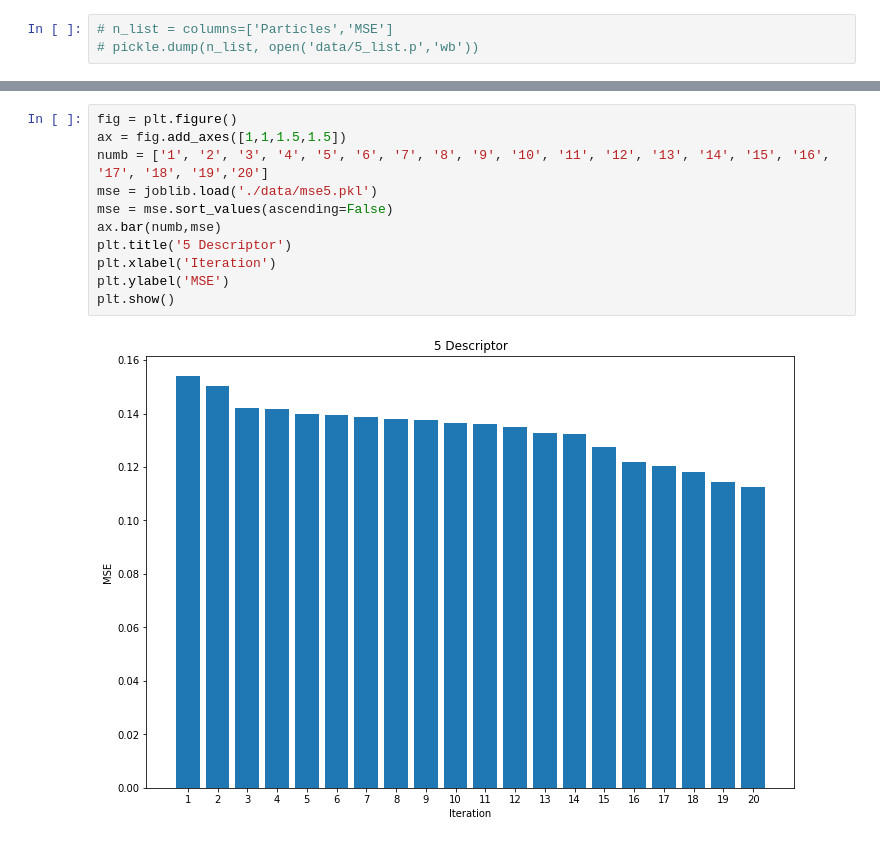
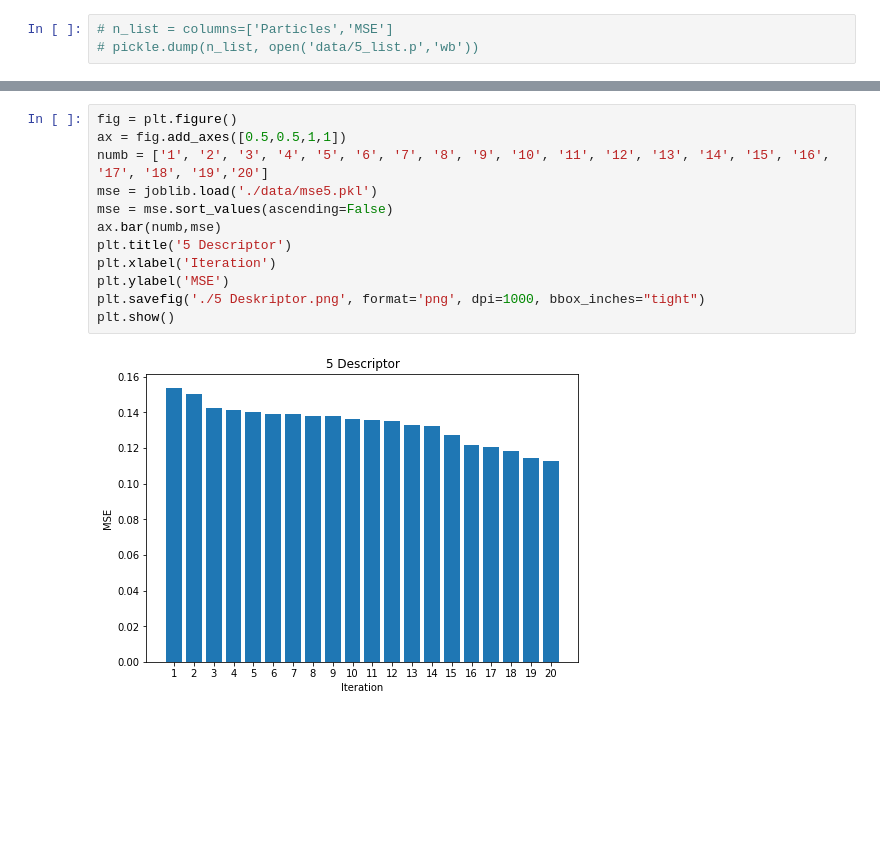
Before and after one commit to bambangprakoso12/Tugas-Akhir, a Jupyter notebook: New_Tugas_Akhir/Feature Selection - PSO.ipynb, the cells around one changed output, grey strips where cells are left out. Drawn from its saved outputs; the diff is of its cells as text; blank space fills up the shorter version.

```diff
--- a/New_Tugas_Akhir/Feature Selection - PSO.ipynb
+++ b/New_Tugas_Akhir/Feature Selection - PSO.ipynb
@@ -266,13 +266,14 @@ mse
 # %%
 fig = plt.figure()
-ax = fig.add_axes([1,1,1.5,1.5])
+ax = fig.add_axes([0.5,0.5,1,1])
 numb = ['1', '2', '3', '4', '5', '6', '7', '8', '9', '10', '11', '12', '13', '14', '15', '16', '17', '18', '19','20']
 mse = joblib.load('./data/mse5.pkl')
 mse = mse.sort_values(ascending=False)
 ax.bar(numb,mse)
 plt.title('5 Descriptor')
 plt.xlabel('Iteration')
 plt.ylabel('MSE')
+plt.savefig('./5 Deskriptor.png', format='png', dpi=1000, bbox_inches="tight")
 plt.show()
 # %% [output]
-[figure, old version]
+[figure, new version]
```
Also changed, not shown: parts of 7 cells of this notebook, 20 other files.
